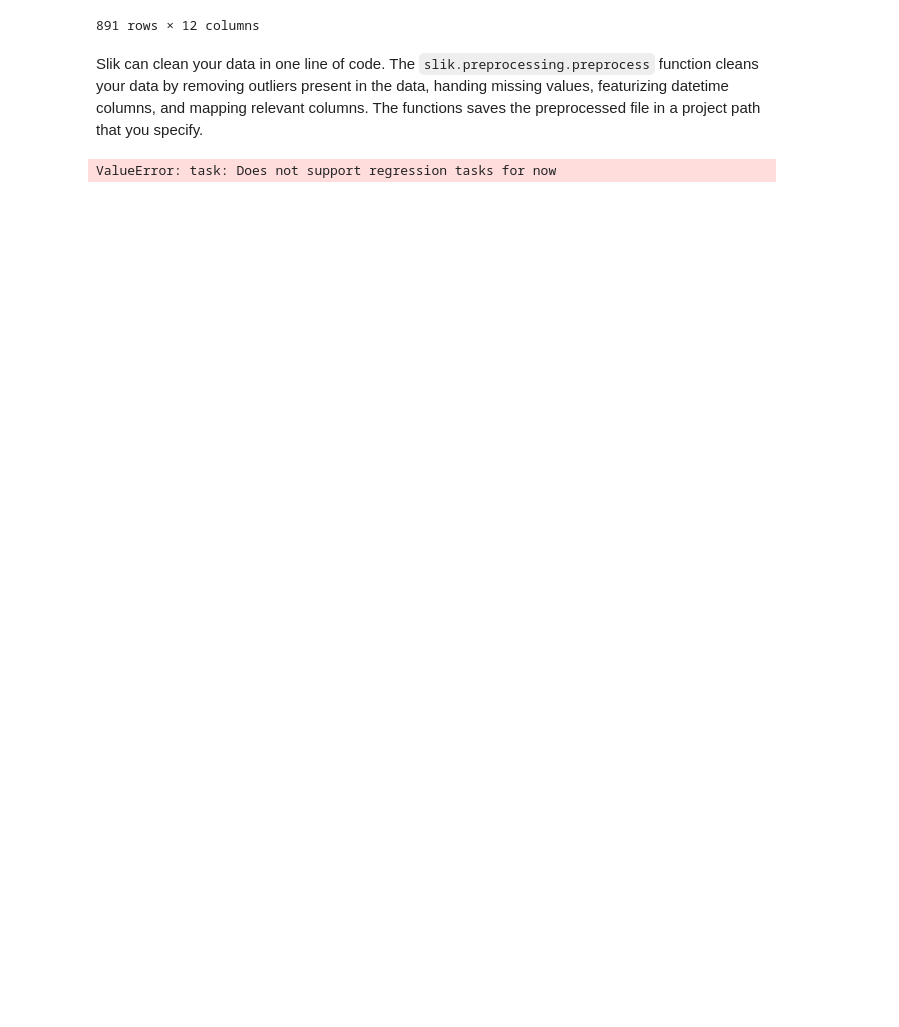
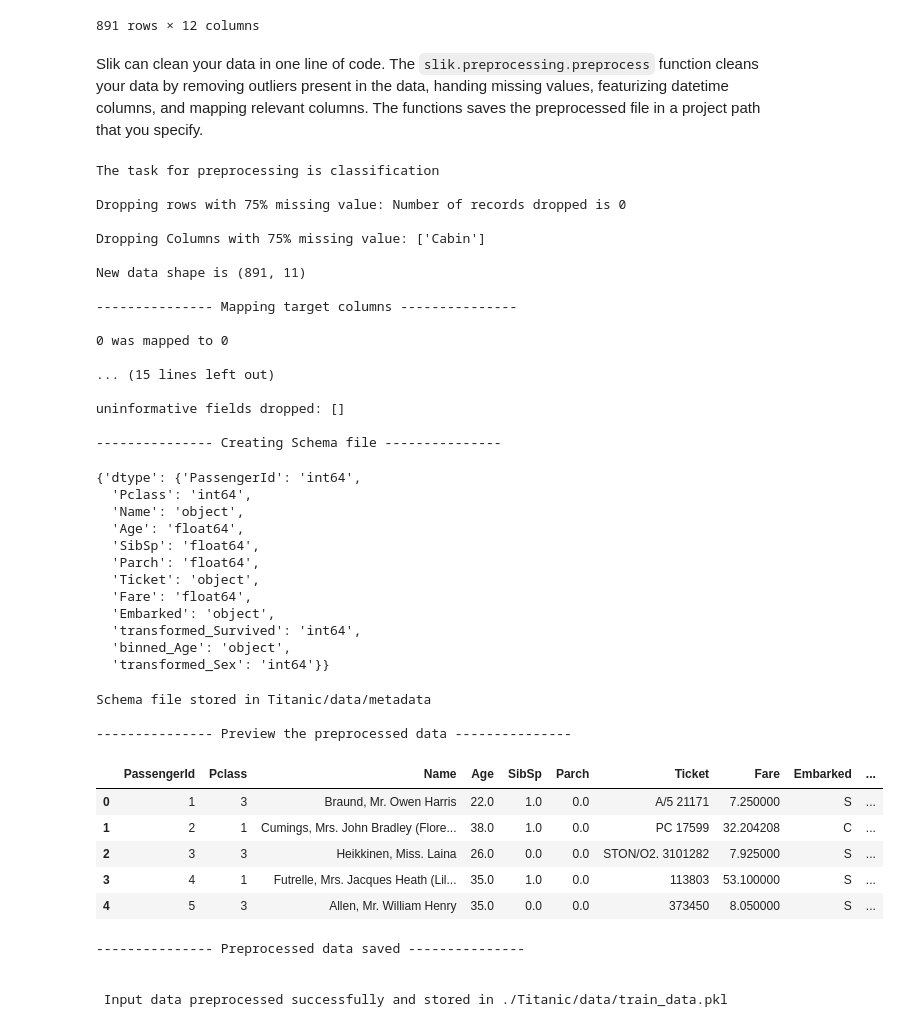
Before and after one commit to AdesholaAfolabi/slik_python_package, a Jupyter notebook: example/titanic.ipynb, the cells around one changed output. Saved outputs shown, nothing was run; the diff lists cells and outputs as text; code cells hidden in the pictures; blank space fills up the shorter version.

```diff
--- a/example/titanic.ipynb
+++ b/example/titanic.ipynb
@@ -213,6 +212,47 @@ Slik can clean your data in one line of code. The `slik.preprocessing.preprocess
 by removing outliers present in the data, handing missing values, featurizing datetime columns, and mapping relevant columns.
 The functions saves the preprocessed file in a project path that you specify.
 # %%
-pp.preprocess(data=data,target_column='Survived',train=True,display_inline=True,project_path='./Titanic',logging='display')
+pp.preprocess(data=train,target_column='Survived',train=True,display_inline=True,project_path='./Titanic',logging='display')
 # %% [output]
-ValueError: task: Does not support regression tasks for now
+The task for preprocessing is classification
+
+Dropping rows with 75% missing value: Number of records dropped is 0
+
+Dropping Columns with 75% missing value: ['Cabin']
+
+New data shape is (891, 11)
+
+--------------- Mapping target columns ---------------
+
+0 was mapped to 0
+
+... (15 lines left out)
+
+uninformative fields dropped: []
+
+--------------- Creating Schema file ---------------
+{'dtype': {'PassengerId': 'int64',
+  'Pclass': 'int64',
+  'Name': 'object',
+  'Age': 'float64',
+  'SibSp': 'float64',
+  'Parch': 'float64',
+  'Ticket': 'object',
+  'Fare': 'float64',
+  'Embarked': 'object',
+  'transformed_Survived': 'int64',
+  'binned_Age': 'object',
+  'transformed_Sex': 'int64'}}
+Schema file stored in Titanic/data/metadata
+
+--------------- Preview the preprocessed data ---------------
+|  | PassengerId | Pclass | Name | Age | SibSp | Parch | Ticket | Fare | Embarked | ... |
+| 0 | 1 | 3 | Braund, Mr. Owen Harris | 22.0 | 1.0 | 0.0 | A/5 21171 | 7.250000 | S | ... |
+| 1 | 2 | 1 | Cumings, Mrs. John Bradley (Flore... | 38.0 | 1.0 | 0.0 | PC 17599 | 32.204208 | C | ... |
+| 2 | 3 | 3 | Heikkinen, Miss. Laina | 26.0 | 0.0 | 0.0 | STON/O2. 3101282 | 7.925000 | S | ... |
+| 3 | 4 | 1 | Futrelle, Mrs. Jacques Heath (Lil... | 35.0 | 1.0 | 0.0 | 113803 | 53.100000 | S | ... |
+| 4 | 5 | 3 | Allen, Mr. William Henry | 35.0 | 0.0 | 0.0 | 373450 | 8.050000 | S | ... |
+--------------- Preprocessed data saved ---------------
+
+
+ Input data preprocessed successfully and stored in ./Titanic/data/train_data.pkl
```
Also changed, not shown: parts of 4 cells of this notebook, 20 other files.
